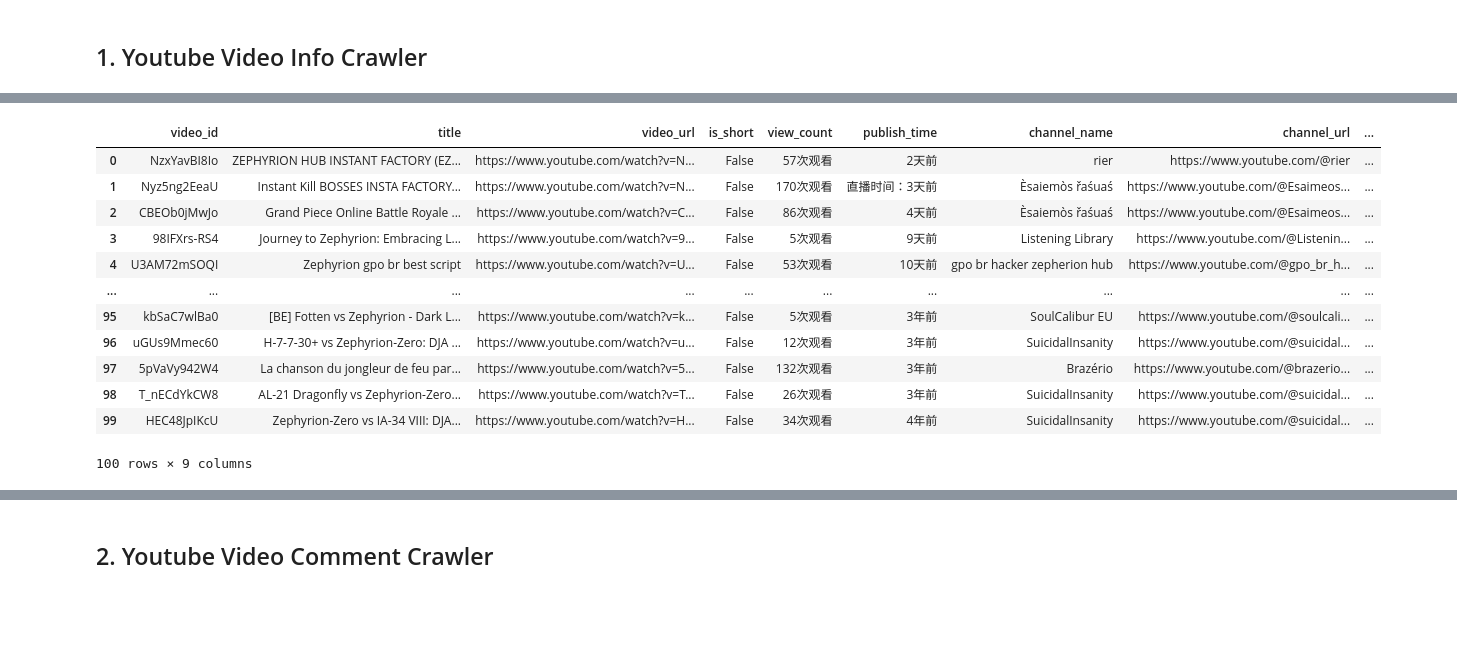
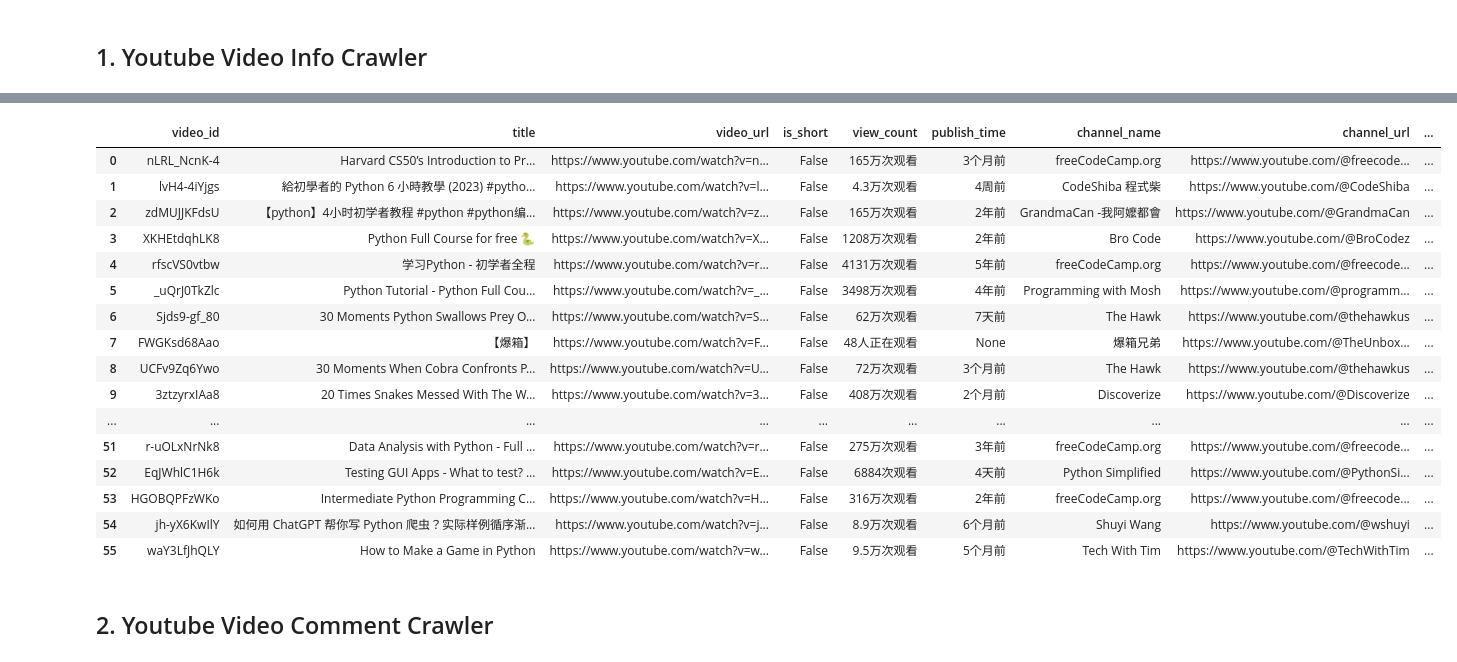
Before and after one commit to stevieflyer/zephyrion, a Jupyter notebook: user-guide.ipynb, the cells around one changed output, grey strips where cells are left out. Saved outputs shown, nothing was run; the diff lists cells and outputs as text; code cells hidden in the pictures; blank space fills up the shorter version.

Commit message:
update crawler usage

```diff
--- a/user-guide.ipynb
+++ b/user-guide.ipynb
@@ -15,5 +17,4 @@ The autoreload extension is already loaded. To reload it, use:
 # %% [markdown]
 ## 1. Youtube Video Info Crawler
 # %%
-# Initialize a crawler instance and start it
-video_crawler = YoutubeVideoInfoCrawler(debug_tool=Debugger(level=logging.INFO), headless=False)
+video_crawler = YoutubeVideoInfoCrawler(debug_tool=Debugger(level=logging.INFO))
@@ -53,23 +21,14 @@ video_info_list = await video_crawler.crawl(search_term=search_term, n_target=n_
-# %%
-import pandas as pd
-
-data_dict = [video_info.to_dict() for video_info in video_info_list]
-df = pd.DataFrame(data_dict)
-
-df.to_csv("./test_data/video_info.csv", index=False, encoding="utf-8-sig")
-
-df
-# %% [output]
-|  | video_id | title | video_url | is_short | view_count | publish_time | channel_name | channel_url | ... |
-| 0 | NzxYavBI8Io | ZEPHYRION HUB INSTANT FACTORY (EZ... | https://www.youtube.com/watch?v=N... | False | 57次观看 | 2天前 | rier | https://www.youtube.com/@rier | ... |
-| 1 | Nyz5ng2EeaU | Instant Kill BOSSES INSTA FACTORY... | https://www.youtube.com/watch?v=N... | False | 170次观看 | 直播时间：3天前 | Èsaiemòs řaśuaś | https://www.youtube.com/@Esaimeos... | ... |
-| 2 | CBEOb0jMwJo | Grand Piece Online Battle Royale ... | https://www.youtube.com/watch?v=C... | False | 86次观看 | 4天前 | Èsaiemòs řaśuaś | https://www.youtube.com/@Esaimeos... | ... |
-| 3 | 98IFXrs-RS4 | Journey to Zephyrion: Embracing L... | https://www.youtube.com/watch?v=9... | False | 5次观看 | 9天前 | Listening Library | https://www.youtube.com/@Listenin... | ... |
-| 4 | U3AM72mSOQI | Zephyrion gpo br best script | https://www.youtube.com/watch?v=U... | False | 53次观看 | 10天前 | gpo br hacker zepherion hub | https://www.youtube.com/@gpo_br_h... | ... |
-| ... | ... | ... | ... | ... | ... | ... | ... | ... | ... |
-| 95 | kbSaC7wlBa0 | [BE] Fotten vs Zephyrion - Dark L... | https://www.youtube.com/watch?v=k... | False | 5次观看 | 3年前 | SoulCalibur EU | https://www.youtube.com/@soulcali... | ... |
-| 96 | uGUs9Mmec60 | H-7-7-30+ vs Zephyrion-Zero: DJA ... | https://www.youtube.com/watch?v=u... | False | 12次观看 | 3年前 | SuicidalInsanity | https://www.youtube.com/@suicidal... | ... |
-| 97 | 5pVaVy942W4 | La chanson du jongleur de feu par... | https://www.youtube.com/watch?v=5... | False | 132次观看 | 3年前 | Brazério | https://www.youtube.com/@brazerio... | ... |
-| 98 | T_nECdYkCW8 | AL-21 Dragonfly vs Zephyrion-Zero... | https://www.youtube.com/watch?v=T... | False | 26次观看 | 3年前 | SuicidalInsanity | https://www.youtube.com/@suicidal... | ... |
-| 99 | HEC48JpIKcU | Zephyrion-Zero vs IA-34 VIII: DJA... | https://www.youtube.com/watch?v=H... | False | 34次观看 | 4年前 | SuicidalInsanity | https://www.youtube.com/@suicidal... | ... |
-100 rows × 9 columns
+# %%
+n_target = 50
+search_term = "Python"
+filter_config = {
+    FilterSection.ORDER_BY: FilterOrderByOption.VIEW_COUNT,
+    FilterSection.LENGTH: FilterLengthOption.MEDIUM,
+}
+
+await video_crawler.start()
+video_info_list = await video_crawler.crawl(search_term=search_term, n_target=n_target)
+video_df = pd.DataFrame([video_info.to_dict() for video_info in video_info_list])
+
+video_df
+# %% [output]
@@ -76,3 +52,20 @@ df
+|  | video_id | title | video_url | is_short | view_count | publish_time | channel_name | channel_url | ... |
+| 0 | nLRL_NcnK-4 | Harvard CS50’s Introduction to Pr... | https://www.youtube.com/watch?v=n... | False | 165万次观看 | 3个月前 | freeCodeCamp.org | https://www.youtube.com/@freecode... | ... |
+| 1 | lvH4-4iYjgs | 給初學者的 Python 6 小時教學 (2023) #pytho... | https://www.youtube.com/watch?v=l... | False | 4.3万次观看 | 4周前 | CodeShiba 程式柴 | https://www.youtube.com/@CodeShiba | ... |
+| 2 | zdMUJJKFdsU | 【python】4小时初学者教程 #python #python编... | https://www.youtube.com/watch?v=z... | False | 165万次观看 | 2年前 | GrandmaCan -我阿嬤都會 | https://www.youtube.com/@GrandmaCan | ... |
+| 3 | XKHEtdqhLK8 | Python Full Course for free 🐍 | https://www.youtube.com/watch?v=X... | False | 1208万次观看 | 2年前 | Bro Code | https://www.youtube.com/@BroCodez | ... |
+| 4 | rfscVS0vtbw | 学习Python - 初学者全程 | https://www.youtube.com/watch?v=r... | False | 4131万次观看 | 5年前 | freeCodeCamp.org | https://www.youtube.com/@freecode... | ... |
+| 5 | _uQrJ0TkZlc | Python Tutorial - Python Full Cou... | https://www.youtube.com/watch?v=_... | False | 3498万次观看 | 4年前 | Programming with Mosh | https://www.youtube.com/@programm... | ... |
+| 6 | Sjds9-gf_80 | 30 Moments Python Swallows Prey O... | https://www.youtube.com/watch?v=S... | False | 62万次观看 | 7天前 | The Hawk | https://www.youtube.com/@thehawkus | ... |
+| 7 | FWGKsd68Aao | 【爆箱】 | https://www.youtube.com/watch?v=F... | False | 48人正在观看 | None | 爆箱兄弟 | https://www.youtube.com/@TheUnbox... | ... |
+| 8 | UCFv9Zq6Ywo | 30 Moments When Cobra Confronts P... | https://www.youtube.com/watch?v=U... | False | 72万次观看 | 3个月前 | The Hawk | https://www.youtube.com/@thehawkus | ... |
+| 9 | 3ztzyrxIAa8 | 20 Times Snakes Messed With The W... | https://www.youtube.com/watch?v=3... | False | 408万次观看 | 2个月前 | Discoverize | https://www.youtube.com/@Discoverize | ... |
+| ... | ... | ... | ... | ... | ... | ... | ... | ... | ... |
+| 51 | r-uOLxNrNk8 | Data Analysis with Python - Full ... | https://www.youtube.com/watch?v=r... | False | 275万次观看 | 3年前 | freeCodeCamp.org | https://www.youtube.com/@freecode... | ... |
+| 52 | EqJWhlC1H6k | Testing GUI Apps - What to test? ... | https://www.youtube.com/watch?v=E... | False | 6884次观看 | 4天前 | Python Simplified | https://www.youtube.com/@PythonSi... | ... |
+| 53 | HGOBQPFzWKo | Intermediate Python Programming C... | https://www.youtube.com/watch?v=H... | False | 316万次观看 | 2年前 | freeCodeCamp.org | https://www.youtube.com/@freecode... | ... |
+| 54 | jh-yX6KwIlY | 如何用 ChatGPT 帮你写 Python 爬虫？实际样例循序渐... | https://www.youtube.com/watch?v=j... | False | 8.9万次观看 | 6个月前 | Shuyi Wang | https://www.youtube.com/@wshuyi | ... |
+| 55 | waY3LfJhQLY | How to Make a Game in Python | https://www.youtube.com/watch?v=w... | False | 9.5万次观看 | 5个月前 | Tech With Tim | https://www.youtube.com/@TechWithTim | ... |
 # %% [markdown]
 ## 2. Youtube Video Comment Crawler
 # %%
```
Also changed, not shown: parts of 8 cells of this notebook, 28 other files.
